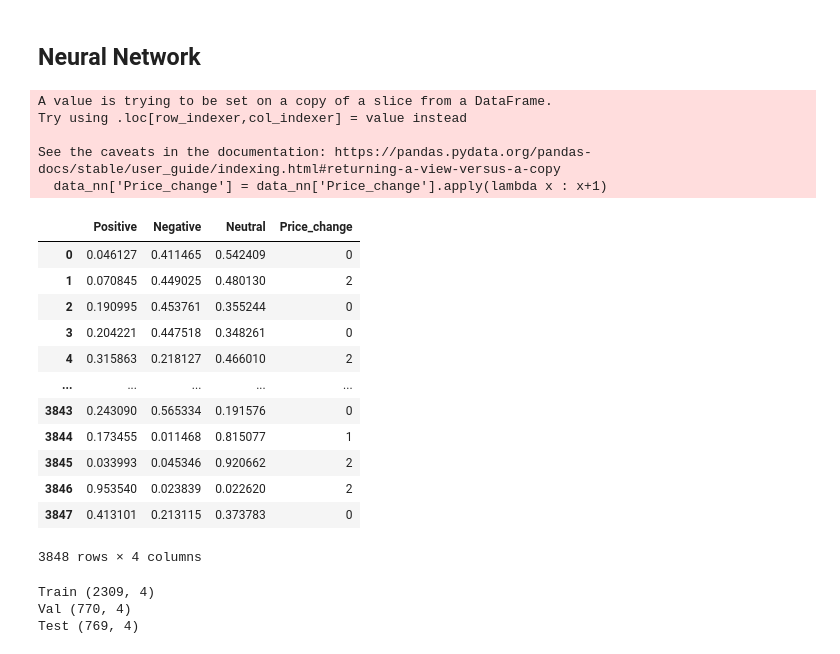
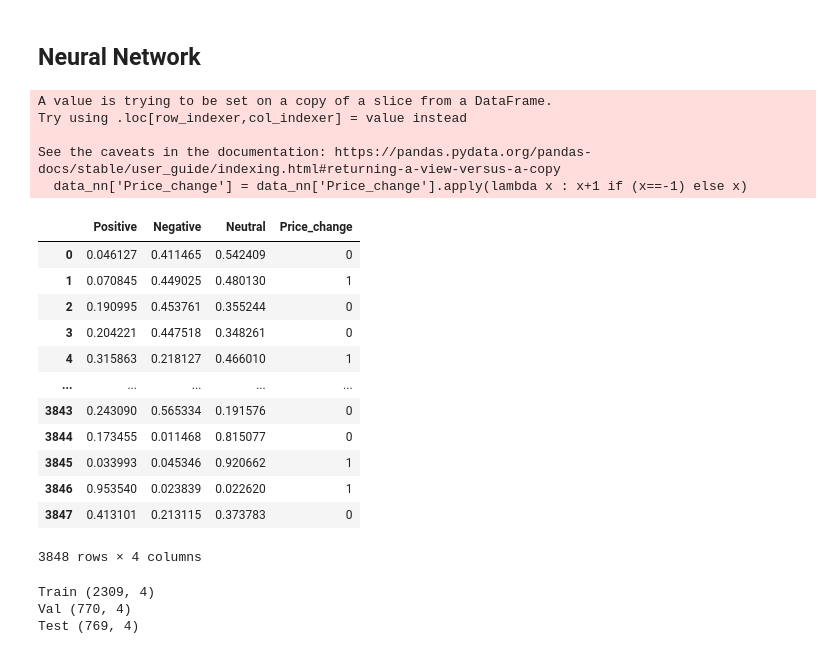
Before and after one commit to Poulinakis-Konstantinos/Stock_prediction_with_News_Sentiment_Analysis, a Jupyter notebook: FNN.ipynb, the cells around one changed output. Drawn from its saved outputs; the diff is of its cells as text; code cells hidden in the pictures.

```diff
--- a/FNN.ipynb
+++ b/FNN.ipynb
@@ -11,26 +11,26 @@ import matplotlib.pyplot as plt
 # %%
 data = pd.read_csv('Datasets/8_comps.csv')
 data.Price_change = data.Price_change.astype(int)
 data_nn = data[['Positive', 'Negative', 'Neutral', 'Price_change']]
-data_nn['Price_change'] = data_nn['Price_change'].apply(lambda x : x+1)
+data_nn['Price_change'] = data_nn['Price_change'].apply(lambda x : x+1 if (x==-1) else x)
 data_nn
 # %% [output]
 A value is trying to be set on a copy of a slice from a DataFrame.
 Try using .loc[row_indexer,col_indexer] = value instead
 
 See the caveats in the documentation: https://pandas.pydata.org/pandas-docs/stable/user_guide/indexing.html#returning-a-view-versus-a-copy
-  data_nn['Price_change'] = data_nn['Price_change'].apply(lambda x : x+1)
+  data_nn['Price_change'] = data_nn['Price_change'].apply(lambda x : x+1 if (x==-1) else x)
 |  | Positive | Negative | Neutral | Price_change |
 | 0 | 0.046127 | 0.411465 | 0.542409 | 0 |
-| 1 | 0.070845 | 0.449025 | 0.480130 | 2 |
+| 1 | 0.070845 | 0.449025 | 0.480130 | 1 |
 | 2 | 0.190995 | 0.453761 | 0.355244 | 0 |
 | 3 | 0.204221 | 0.447518 | 0.348261 | 0 |
-| 4 | 0.315863 | 0.218127 | 0.466010 | 2 |
+| 4 | 0.315863 | 0.218127 | 0.466010 | 1 |
 | ... | ... | ... | ... | ... |
 | 3843 | 0.243090 | 0.565334 | 0.191576 | 0 |
-| 3844 | 0.173455 | 0.011468 | 0.815077 | 1 |
-| 3845 | 0.033993 | 0.045346 | 0.920662 | 2 |
-| 3846 | 0.953540 | 0.023839 | 0.022620 | 2 |
+| 3844 | 0.173455 | 0.011468 | 0.815077 | 0 |
+| 3845 | 0.033993 | 0.045346 | 0.920662 | 1 |
+| 3846 | 0.953540 | 0.023839 | 0.022620 | 1 |
 | 3847 | 0.413101 | 0.213115 | 0.373783 | 0 |
 3848 rows × 4 columns
 # %%
```
Also changed, not shown: parts of 12 cells of this notebook, 2 other files.
